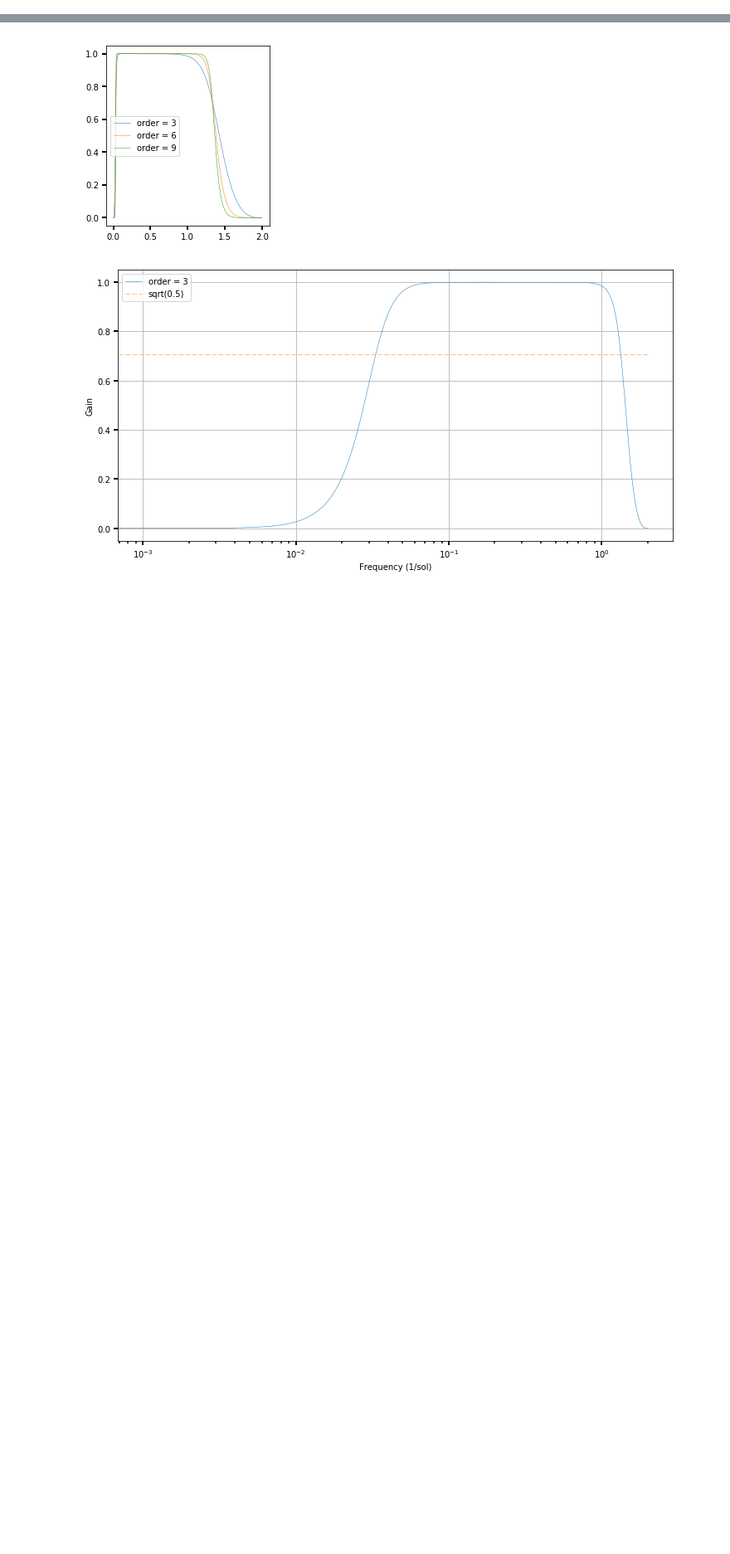
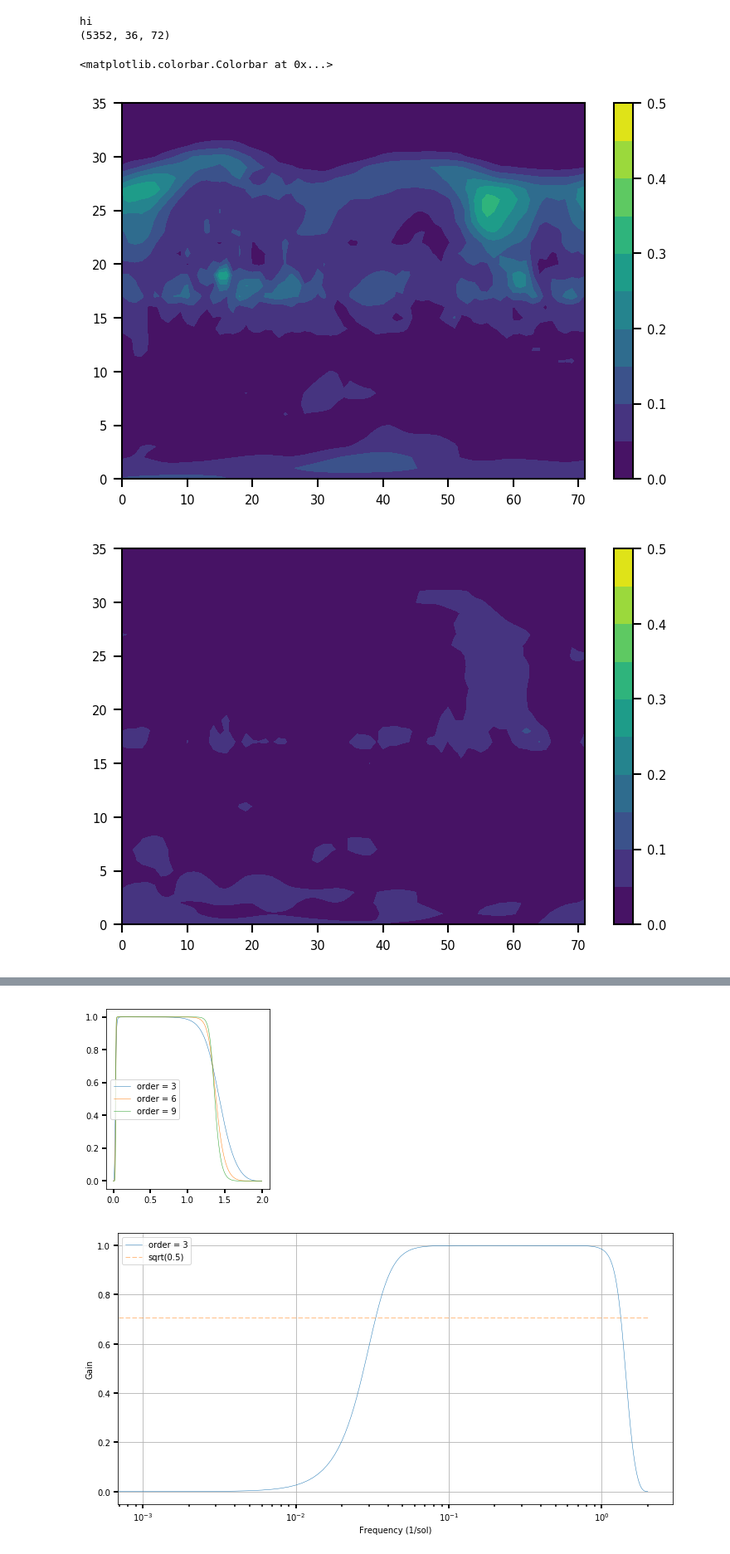
Before and after one commit to sokvisal/marswrf, a Jupyter notebook: visal_butterworth.ipynb, the cells around one changed output, grey strips where cells are left out. Shown at 83% size. Cells and saved outputs as stored; diff of their text form; code cells hidden in the pictures; blank space fills up the shorter version.

```diff
--- a/visal_butterworth.ipynb
+++ b/visal_butterworth.ipynb
@@ -153,0 +177,47 @@ with PdfPages('T2km_filter_waven_2.pdf') as pdFigures:
+# %%
+director = './r14p1dustL40_full_TP.nc'
+data = Dataset(director,'r')
+
+t2km = data.variables['T'][:][:,12]
+ls = data.variables['LS'][:]
+
+psfc = martians_year(ls, t2km)
+ls = martians_year(ls, ls)
+
+# fig, axes = plt.subplots(nrows=1, ncols=3, figsize=(15,3), sharex=True)
+# for i, ax in tqdm(enumerate(axes.flat)):
+tst = spect_v(ls, psfc,  1/8., 5., 1.5, 10., -1)
+
+print (tst.shape)
+idx = np.where(abs(ls-260)<5)[0]
+one = tst[idx].mean(axis=0)
+
+for i in np.arange(36):
+    tst[:,i] = tst[:,i]/(np.max(tst[:,i]))
+contourf(np.sqrt(tst[idx].mean(axis=0)), levels=np.linspace(0,0.5,11))
+colorbar()
+
+figure(2)
+idx = np.where(abs(ls-280)<5)[0]
+contourf(np.sqrt(tst[idx].mean(axis=0)), levels=np.linspace(0,0.5,11))
+colorbar()
+
+figure(3)
+idx = np.where(abs(ls-300)<5)[0]
+contourf(np.sqrt(tst[idx].mean(axis=0)), levels=np.linspace(0,0.5,11))
+colorbar()
+
+figure(4)
+idx = np.where(abs(ls-320)<5)[0]
+contourf(np.sqrt(tst[idx].mean(axis=0)), levels=np.linspace(0,0.5,11))
+colorbar()
+
+figure(5)
+contourf(t2km[5000])
+colorbar()
+# %% [output]
+hi
+(5352, 36, 72)
+<matplotlib.colorbar.Colorbar at 0x...>
+[figure, added]
+[figure, added]
```
Also changed, not shown: parts of 2 cells of this notebook.
